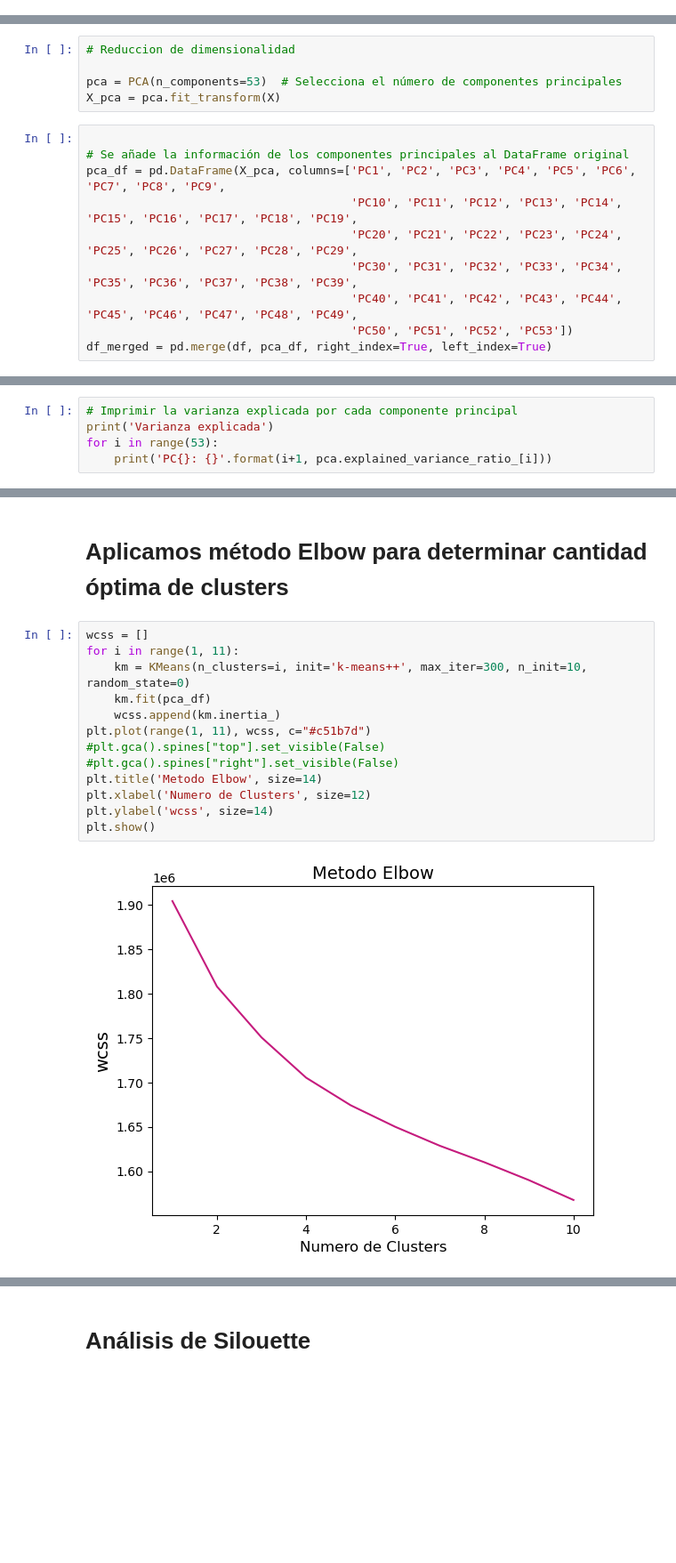
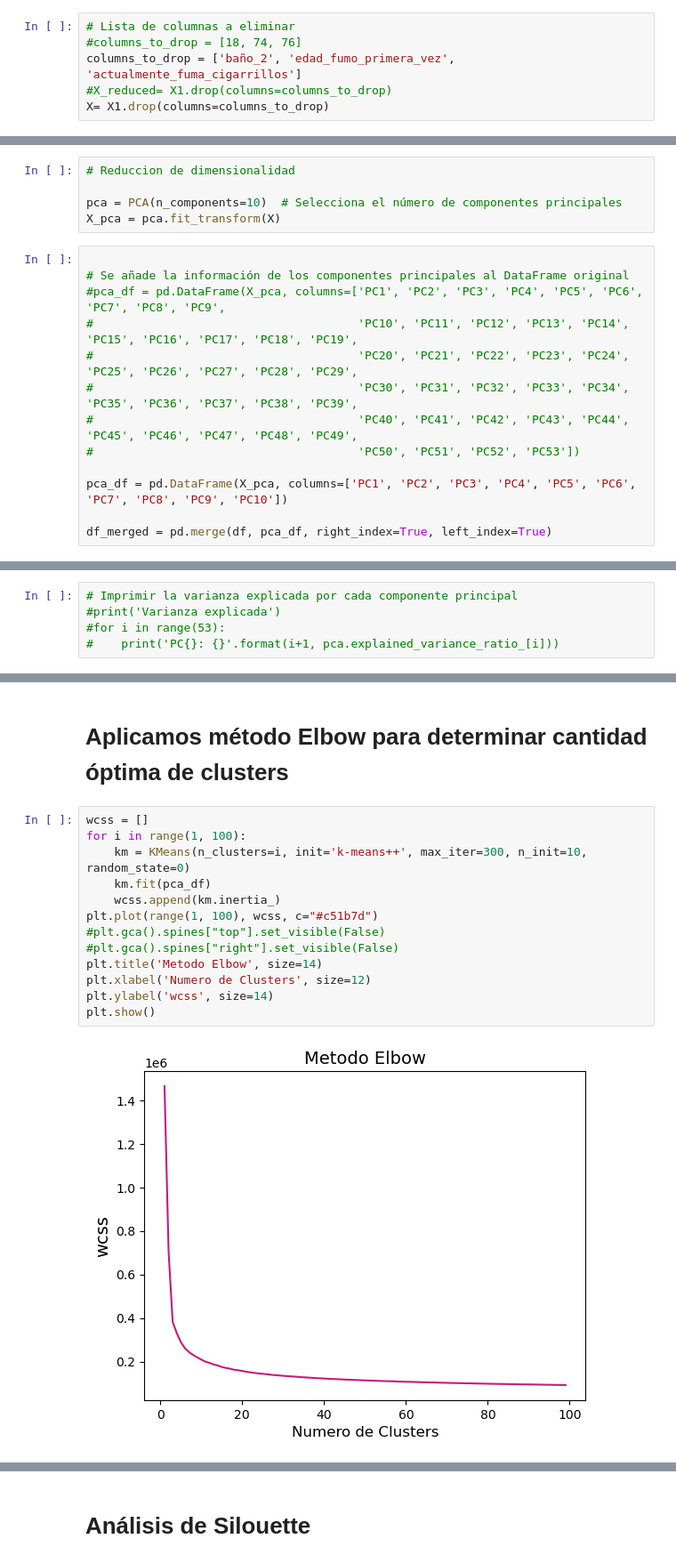
Before and after one commit to pupidly/AnalisisYPF, a Jupyter notebook: entrega4_Kmeans.ipynb, the cells around one changed output, grey strips where cells are left out. Shown at 89% size. Drawn from its saved outputs; the diff is of its cells as text; blank space fills up the shorter version.

```diff
--- a/entrega4_Kmeans.ipynb
+++ b/entrega4_Kmeans.ipynb
@@ -37,0 +63,6 @@ X = scaler.fit_transform(X1)
+# %%
+# Lista de columnas a eliminar
+#columns_to_drop = [18, 74, 76]
+columns_to_drop = ['baño_2', 'edad_fumo_primera_vez', 'actualmente_fuma_cigarrillos']
+#X_reduced= X1.drop(columns=columns_to_drop)
+X= X1.drop(columns=columns_to_drop)
@@ -65,17 +100,20 @@ Para alcanzar al menos el 80% de la varianza explicada, se necesitan 53 componen
 # %%
 # Reduccion de dimensionalidad
 
-pca = PCA(n_components=53)  # Selecciona el número de componentes principales
+pca = PCA(n_components=10)  # Selecciona el número de componentes principales
 X_pca = pca.fit_transform(X)
 # %%
 
 # Se añade la información de los componentes principales al DataFrame original
-pca_df = pd.DataFrame(X_pca, columns=['PC1', 'PC2', 'PC3', 'PC4', 'PC5', 'PC6', 'PC7', 'PC8', 'PC9',
-                                      'PC10', 'PC11', 'PC12', 'PC13', 'PC14', 'PC15', 'PC16', 'PC17', 'PC18', 'PC19',
-                                      'PC20', 'PC21', 'PC22', 'PC23', 'PC24', 'PC25', 'PC26', 'PC27', 'PC28', 'PC29',
-                                      'PC30', 'PC31', 'PC32', 'PC33', 'PC34', 'PC35', 'PC36', 'PC37', 'PC38', 'PC39',
-                                      'PC40', 'PC41', 'PC42', 'PC43', 'PC44', 'PC45', 'PC46', 'PC47', 'PC48', 'PC49',
-                                      'PC50', 'PC51', 'PC52', 'PC53'])
+#pca_df = pd.DataFrame(X_pca, columns=['PC1', 'PC2', 'PC3', 'PC4', 'PC5', 'PC6', 'PC7', 'PC8', 'PC9',
+#                                      'PC10', 'PC11', 'PC12', 'PC13', 'PC14', 'PC15', 'PC16', 'PC17', 'PC18', 'PC19',
+#                                      'PC20', 'PC21', 'PC22', 'PC23', 'PC24', 'PC25', 'PC26', 'PC27', 'PC28', 'PC29',
+#                                      'PC30', 'PC31', 'PC32', 'PC33', 'PC34', 'PC35', 'PC36', 'PC37', 'PC38', 'PC39',
+#                                      'PC40', 'PC41', 'PC42', 'PC43', 'PC44', 'PC45', 'PC46', 'PC47', 'PC48', 'PC49',
+#                                      'PC50', 'PC51', 'PC52', 'PC53'])
+
+pca_df = pd.DataFrame(X_pca, columns=['PC1', 'PC2', 'PC3', 'PC4', 'PC5', 'PC6', 'PC7', 'PC8', 'PC9', 'PC10'])
+
 df_merged = pd.merge(df, pca_df, right_index=True, left_index=True)
 # %%
 pca_df
@@ -96,5 +134,5 @@ pca_df
 # %%
 # Imprimir la varianza explicada por cada componente principal
-print('Varianza explicada')
-for i in range(53):
-    print('PC{}: {}'.format(i+1, pca.explained_variance_ratio_[i]))
+#print('Varianza explicada')
+#for i in range(53):
+#    print('PC{}: {}'.format(i+1, pca.explained_variance_ratio_[i]))
@@ -177,17 +192,17 @@ plt.show()
 # Aplicamos método Elbow para determinar cantidad óptima de clusters
 # %%
 wcss = []
-for i in range(1, 11):
+for i in range(1, 100):
     km = KMeans(n_clusters=i, init='k-means++', max_iter=300, n_init=10, random_state=0)
     km.fit(pca_df)
     wcss.append(km.inertia_)
-plt.plot(range(1, 11), wcss, c="#c51b7d")
+plt.plot(range(1, 100), wcss, c="#c51b7d")
 #plt.gca().spines["top"].set_visible(False)
 #plt.gca().spines["right"].set_visible(False)
 plt.title('Metodo Elbow', size=14)
 plt.xlabel('Numero de Clusters', size=12)
 plt.ylabel('wcss', size=14)
 plt.show()
 # %% [output]
-[figure, old version]
+[figure, new version]
 # %% [markdown]
```
Also changed, not shown: parts of 25 cells of this notebook, 4 other files.
